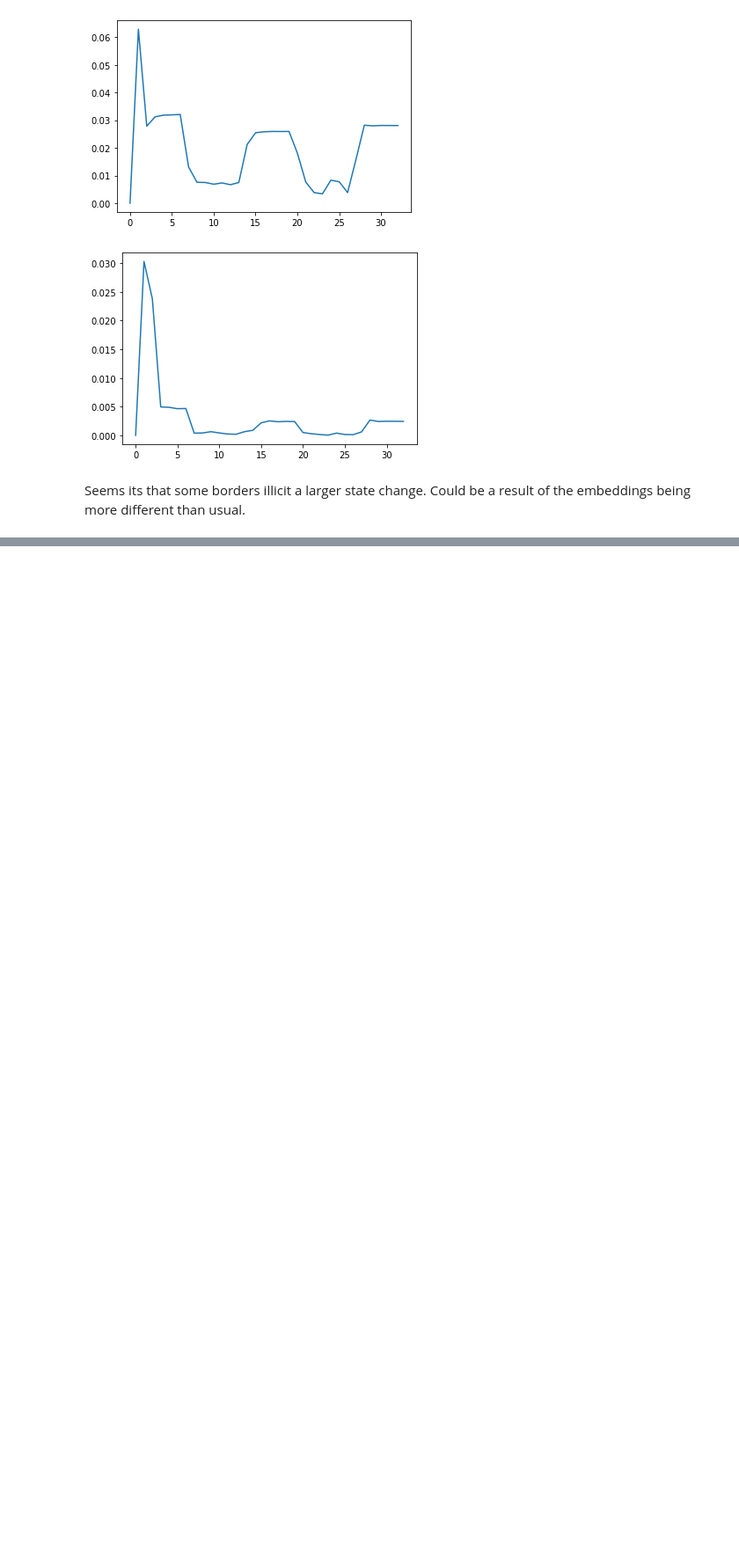
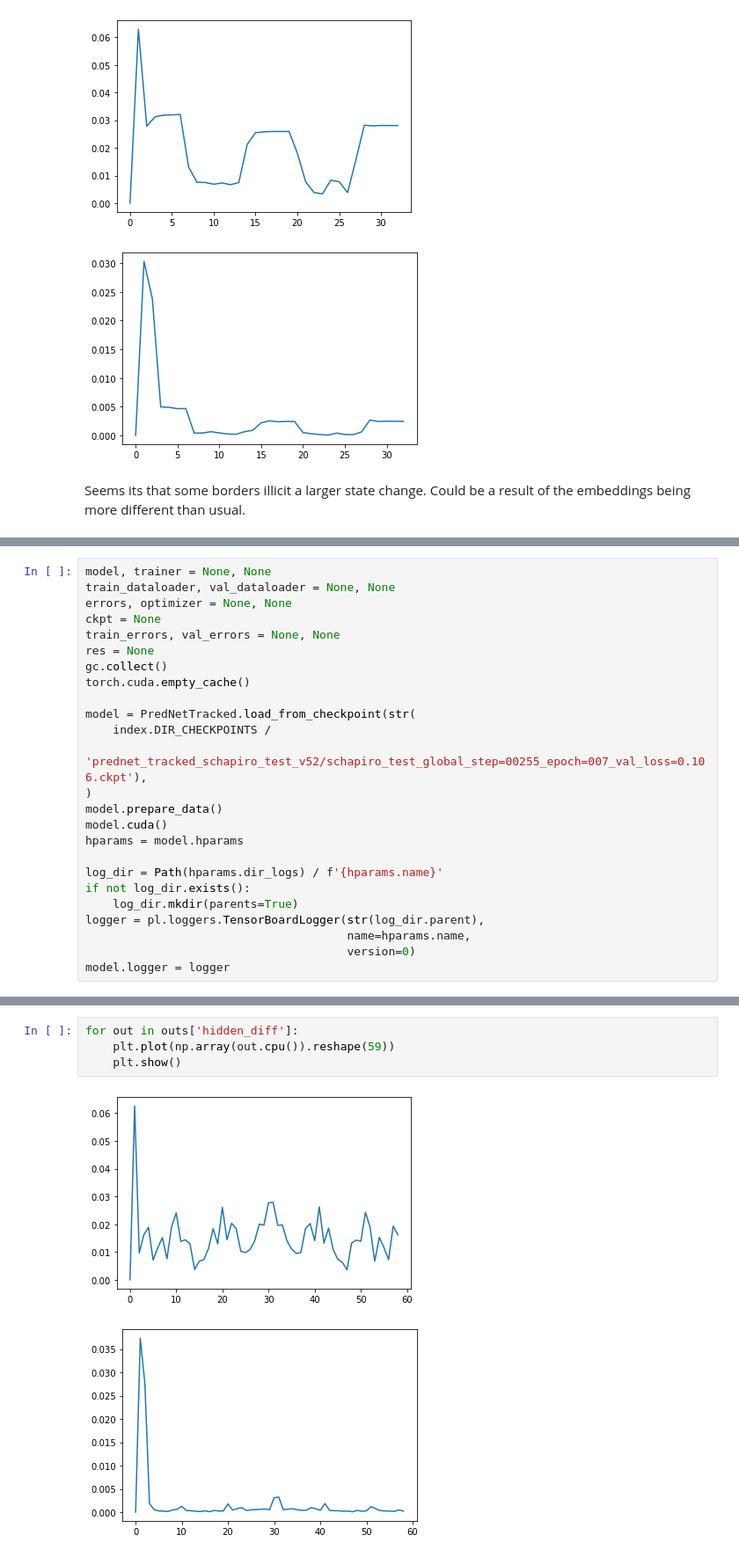
Before and after one commit to APRashedAhmed/predictive-event-segmentation, a Jupyter notebook: docs/source/workbooks/wb-2.2.0-Creating-MDS-Plots-for-PredNet.ipynb, the cells around one changed output, grey strips where cells are left out. Shown at 88% size. Cells and saved outputs as stored; diff of their text form; blank space fills up the shorter version.

Commit message:
LAB: Tried running a hierarchical prednet. Results inconclusive

```diff
--- a/docs/source/workbooks/wb-2.2.0-Creating-MDS-Plots-for-PredNet.ipynb
+++ b/docs/source/workbooks/wb-2.2.0-Creating-MDS-Plots-for-PredNet.ipynb
@@ -393,0 +396,25 @@ Seems its that some borders illicit a larger state change. Could be a result of
+# %%
+model, trainer = None, None
+train_dataloader, val_dataloader = None, None
+errors, optimizer = None, None
+ckpt = None
+train_errors, val_errors = None, None
+res = None
+gc.collect()
+torch.cuda.empty_cache()
+
+model = PredNetTracked.load_from_checkpoint(str(
+    index.DIR_CHECKPOINTS /
+    'prednet_tracked_schapiro_test_v52/schapiro_test_global_step=00255_epoch=007_val_loss=0.106.ckpt'),
+)
+model.prepare_data()
+model.cuda()
+hparams = model.hparams
+
+log_dir = Path(hparams.dir_logs) / f'{hparams.name}'
+if not log_dir.exists():
+    log_dir.mkdir(parents=True)
+logger = pl.loggers.TensorBoardLogger(str(log_dir.parent),
+                                      name=hparams.name,
+                                      version=0)
+model.logger = logger
@@ -393,0 +469,7 @@ Seems its that some borders illicit a larger state change. Could be a result of
+# %%
+for out in outs['hidden_diff']:
+    plt.plot(np.array(out.cpu()).reshape(59))
+    plt.show()
+# %% [output]
+[figure, added]
+[figure, added]
```
Also changed, not shown: parts of 13 cells of this notebook, 1 other file.
